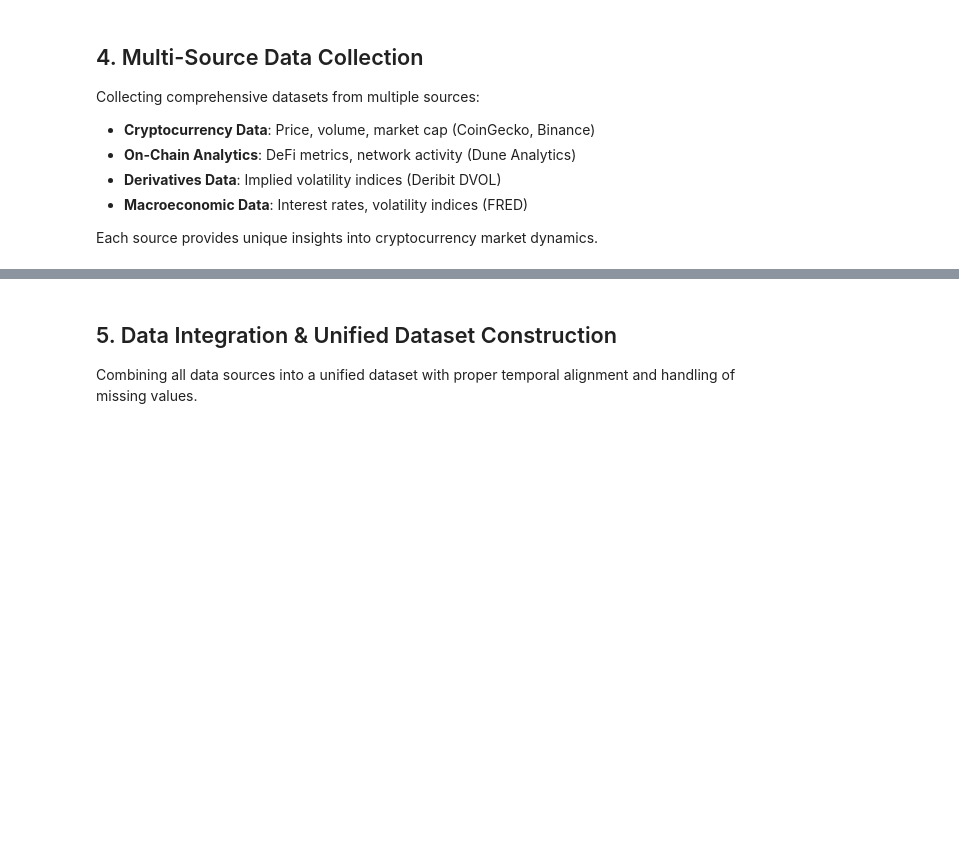
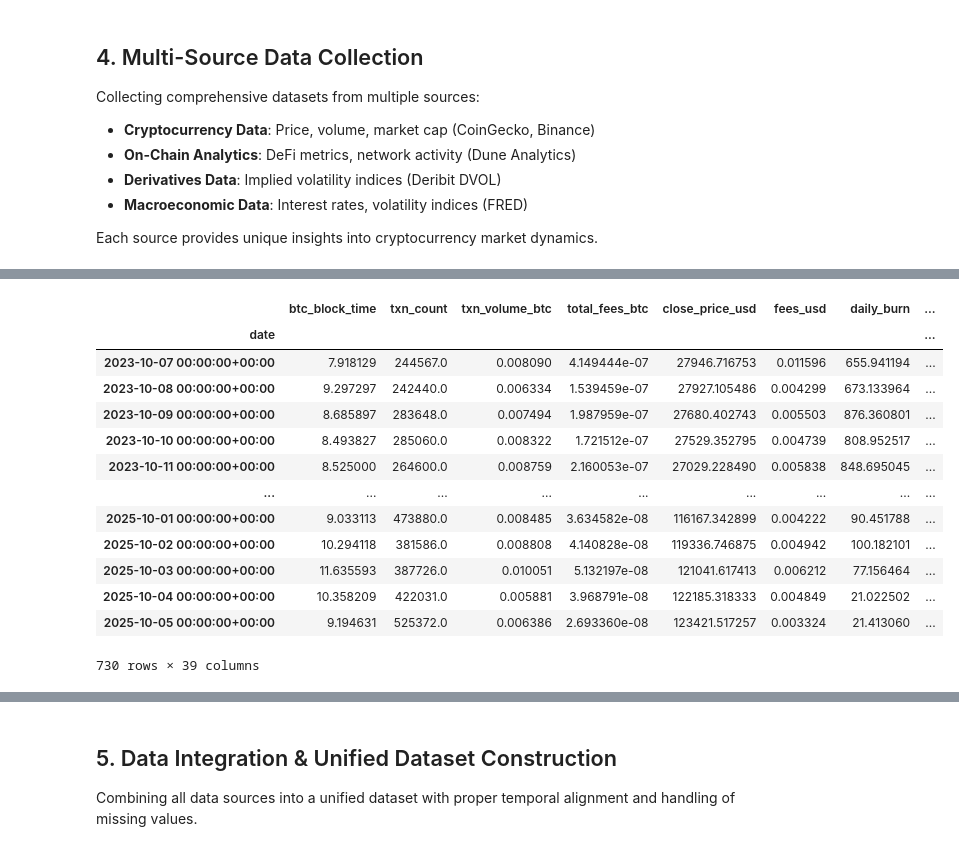
Before and after one commit to Amalio-Hidalgo/CryptoMarketForecasting-new, a Jupyter notebook: v2-volatility-forecasting/notebooks/main_pipeline.ipynb, the cells around one changed output, grey strips where cells are left out. Drawn from its saved outputs; the diff is of its cells as text; code cells hidden in the pictures; blank space fills up the shorter version.

```diff
--- a/v2-volatility-forecasting/notebooks/main_pipeline.ipynb
+++ b/v2-volatility-forecasting/notebooks/main_pipeline.ipynb
@@ -442,36 +525,0 @@ Index(['query_5893929_btc_block_time', 'query_5893929_date',
-# %%
-# Re-collect Dune data with the updated method (no prefixes)
-print("🔄 Re-collecting Dune data with updated method...")
-
-# Create a new collector instance to ensure fresh collection
-fresh_collector = CryptoDataCollector(
-    timezone=TIMEZONE,
-    top_n=TOP_N,
-    lookback_days=LOOKBACK_DAYS,
-    frequency=FREQUENCY,
-    dune_strategy="cached_only",
-    allow_dune_execution=False
-)
-
-# Suppress logging for clean output
-import logging
-dune_logger = logging.getLogger('dune_client')
-original_level = dune_logger.level
-dune_logger.setLevel(logging.ERROR)
-
-# Get fresh data without prefixes
-dune_data_fresh = fresh_collector.get_dune_data_direct()
-
-# Restore logging
-dune_logger.setLevel(original_level)
-
-if not dune_data_fresh.empty:
-    print(f"✅ Fresh Dune data collected: {dune_data_fresh.shape}")
-    print(f"📊 Sample columns (no prefixes): {list(dune_data_fresh.columns[:5])}")
-    # Replace the old data
-    dune_data = dune_data_fresh
-else:
-    print("⚠️  No fresh data available")
-
-print(f"\n🔍 Updated column names:")
-print(dune_data.columns.tolist()[:10])  # Show first 10 columns
@@ -522,0 +577,17 @@ The system is working as designed - protecting your credits while utilizing any
+# %%
+dune_data.dropna()
+# %% [output]
+|  | btc_block_time | txn_count | txn_volume_btc | total_fees_btc | close_price_usd | fees_usd | daily_burn | ... |
+| date |  |  |  |  |  |  |  | ... |
+| 2023-10-07 00:00:00+00:00 | 7.918129 | 244567.0 | 0.008090 | 4.149444e-07 | 27946.716753 | 0.011596 | 655.941194 | ... |
+| 2023-10-08 00:00:00+00:00 | 9.297297 | 242440.0 | 0.006334 | 1.539459e-07 | 27927.105486 | 0.004299 | 673.133964 | ... |
+| 2023-10-09 00:00:00+00:00 | 8.685897 | 283648.0 | 0.007494 | 1.987959e-07 | 27680.402743 | 0.005503 | 876.360801 | ... |
+| 2023-10-10 00:00:00+00:00 | 8.493827 | 285060.0 | 0.008322 | 1.721512e-07 | 27529.352795 | 0.004739 | 808.952517 | ... |
+| 2023-10-11 00:00:00+00:00 | 8.525000 | 264600.0 | 0.008759 | 2.160053e-07 | 27029.228490 | 0.005838 | 848.695045 | ... |
+| ... | ... | ... | ... | ... | ... | ... | ... | ... |
+| 2025-10-01 00:00:00+00:00 | 9.033113 | 473880.0 | 0.008485 | 3.634582e-08 | 116167.342899 | 0.004222 | 90.451788 | ... |
+| 2025-10-02 00:00:00+00:00 | 10.294118 | 381586.0 | 0.008808 | 4.140828e-08 | 119336.746875 | 0.004942 | 100.182101 | ... |
+| 2025-10-03 00:00:00+00:00 | 11.635593 | 387726.0 | 0.010051 | 5.132197e-08 | 121041.617413 | 0.006212 | 77.156464 | ... |
+| 2025-10-04 00:00:00+00:00 | 10.358209 | 422031.0 | 0.005881 | 3.968791e-08 | 122185.318333 | 0.004849 | 21.022502 | ... |
+| 2025-10-05 00:00:00+00:00 | 9.194631 | 525372.0 | 0.006386 | 2.693360e-08 | 123421.517257 | 0.003324 | 21.413060 | ... |
+730 rows × 39 columns
```
Also changed, not shown: parts of 19 cells of this notebook, 9 other files.
